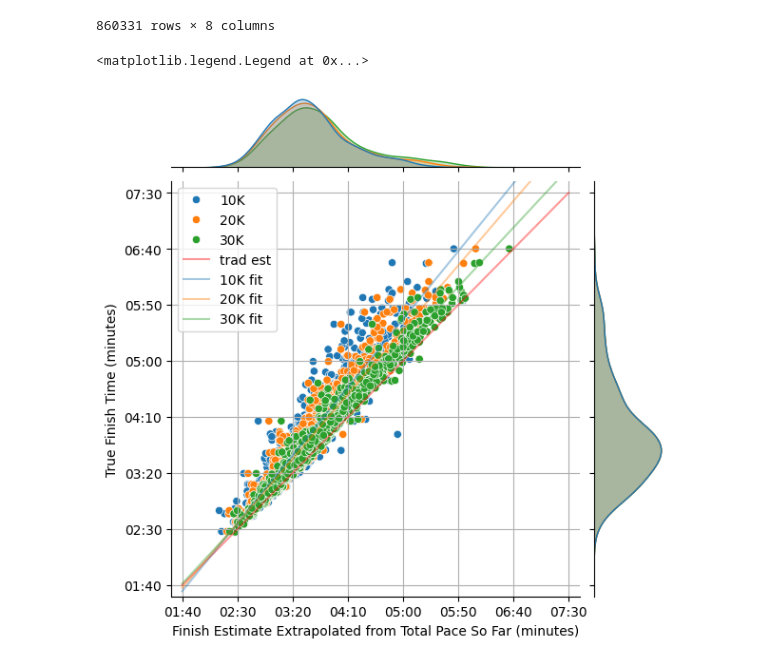
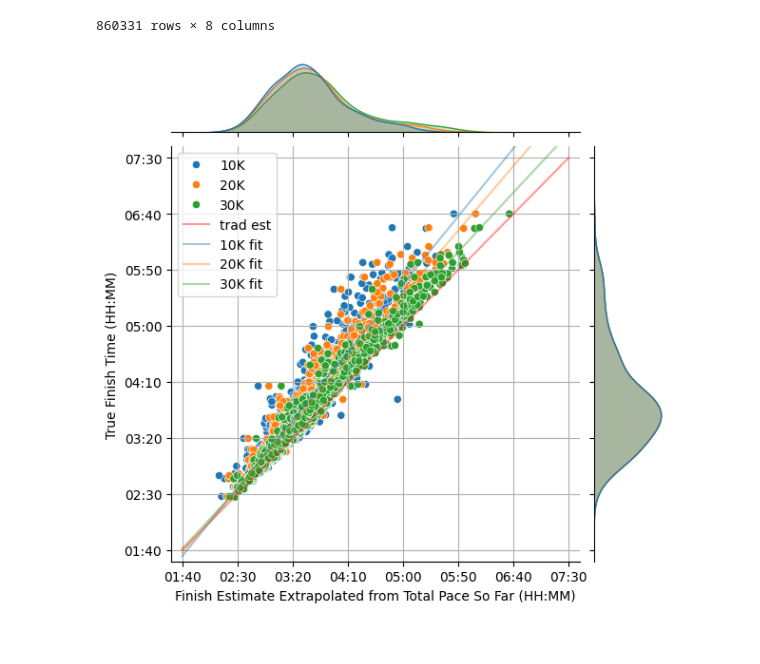
Before and after one commit to eaegerber/Marathon_Predictor, a Jupyter notebook: analysis.ipynb, the cells around one changed output. Cells and saved outputs as stored; diff of their text form; code cells hidden in the pictures.

```diff
--- a/analysis.ipynb
+++ b/analysis.ipynb
@@ -290,32 +290,31 @@ import seaborn as sns
 # %%
 from utils import int_to_str_time
 np.random.seed(2024)
 train_ids = np.random.choice(np.array(list(set(table1["id"]))), 1000, replace=False)
 table2 = table1[table1["id"].isin(train_ids)]
 
 sns.jointplot(data=table2, x="total_pace", y="finish", hue="dist")
 plt.plot([100, 450], [100, 450], color="red", label='trad est', alpha=0.4)
-plt.xlabel("Finish Estimate Extrapolated from Total Pace So Far (minutes)")
-plt.ylabel("True Finish Time (minutes)")
+plt.xlabel("Finish Estimate Extrapolated from Total Pace So Far (HH:MM)")
+plt.ylabel("True Finish Time (HH:MM)")
 
 ticks = (100, 150, 200, 250, 300, 350, 400, 450)
 labels = [int_to_str_time(t) for t in ticks]
 plt.xticks(ticks, labels=labels)
 plt.yticks(ticks, labels=labels)
 
 
 for dist, color in [("10K", "blue"), ("20K", "orange"), ("30K", "green")]:
     small_data = table2[table2["dist"] == dist]#[["total_pace", "finish"]]
     m, b = np.polyfit(small_data["total_pace"], small_data["finish"], 1)
     x = np.array([100, 450])
     plt.plot(x, m*x + b, alpha=0.4, label=f"{dist} fit")
 
 plt.ylim(90, 460)
 plt.xlim(90, 460)
 # plt.title("Comparing Extrapolated Estimates to True Finish At Different Stages of Race")
 plt.grid()
 plt.legend()
-# plt.savefig("analysis/data_scatter.png", bbox_inches="tight")
+plt.savefig("analysis/data_scatter.png", bbox_inches="tight")
 # %% [output]
-<matplotlib.legend.Legend at 0x...>
-[figure, old version]
+[figure, new version]
```
Also changed, not shown: 3 other files.
